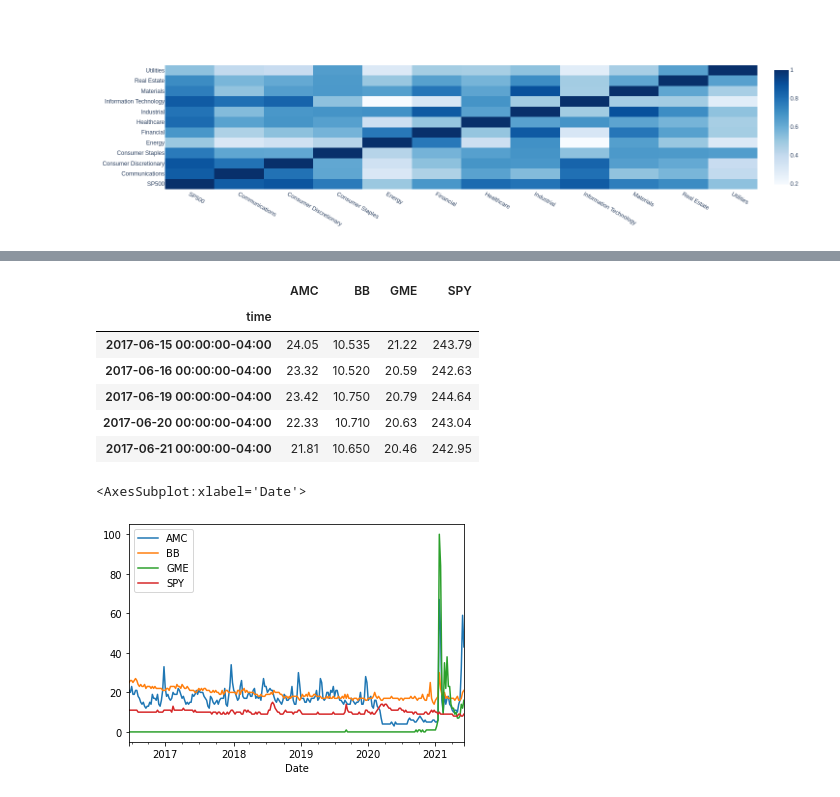
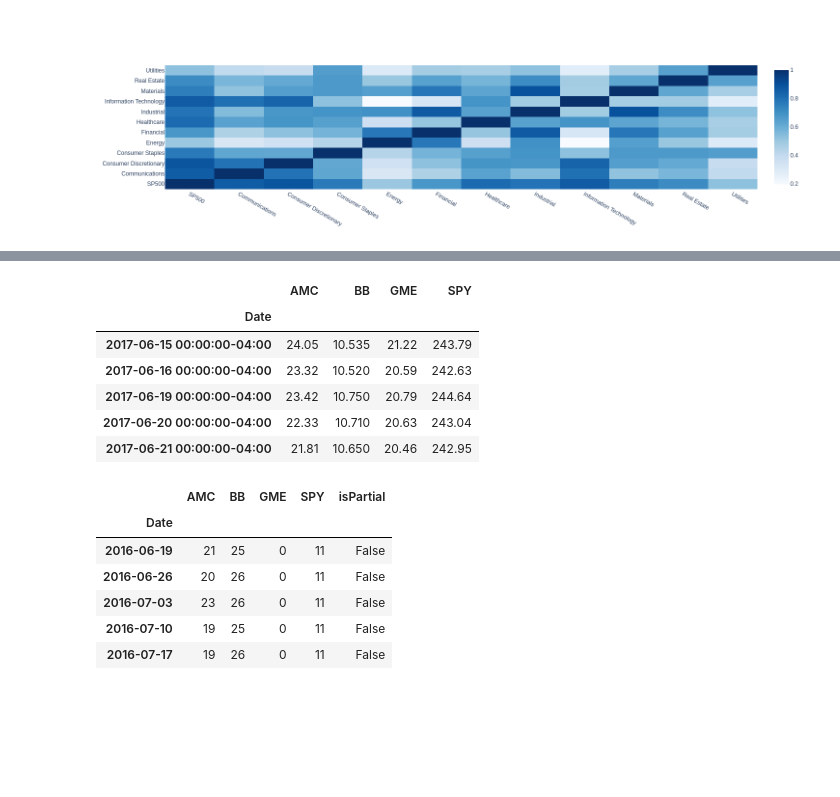
Before and after one commit to jdfwsp/are_meme_stocks_good_investements, a Jupyter notebook: Notebooks/analysis.ipynb, the cells around one changed output, grey strips where cells are left out. Drawn from its saved outputs; the diff is of its cells as text; code cells hidden in the pictures; blank space fills up the shorter version.

```diff
--- a/Notebooks/analysis.ipynb
+++ b/Notebooks/analysis.ipynb
@@ -340,11 +340,12 @@ meme_df.head()
 # %%
 meme_close_df = pd.DataFrame()
 for x in meme_stocks:
         meme_close_df[x] = meme_df[x]['close']
+meme_close_df.rename_axis('Date', inplace=True)
 meme_close_df.head()
 # %% [output]
 |  | AMC | BB | GME | SPY |
-| time |  |  |  |  |
+| Date |  |  |  |  |
 | 2017-06-15 00:00:00-04:00 | 24.05 | 10.535 | 21.22 | 243.79 |
 | 2017-06-16 00:00:00-04:00 | 23.32 | 10.520 | 20.59 | 242.63 |
 | 2017-06-19 00:00:00-04:00 | 23.42 | 10.750 | 20.79 | 244.64 |
@@ -354,7 +355,12 @@ meme_close_df.head()
 pytrend.build_payload(kw_list=meme_stocks, timeframe='today 5-y')
 meme_trend_df = pytrend.interest_over_time().rename_axis('Date')
 meme_trend_df.index = pd.to_datetime(meme_trend_df.index)
-meme_trend_df.plot()
+meme_trend_df.head()
 # %% [output]
-<AxesSubplot:xlabel='Date'>
-[figure, removed]
+|  | AMC | BB | GME | SPY | isPartial |
+| Date |  |  |  |  |  |
+| 2016-06-19 | 21 | 25 | 0 | 11 | False |
+| 2016-06-26 | 20 | 26 | 0 | 11 | False |
+| 2016-07-03 | 23 | 26 | 0 | 11 | False |
+| 2016-07-10 | 19 | 25 | 0 | 11 | False |
+| 2016-07-17 | 19 | 26 | 0 | 11 | False |
```
Also changed, not shown: parts of 1 cell of this notebook, 3 other files.
